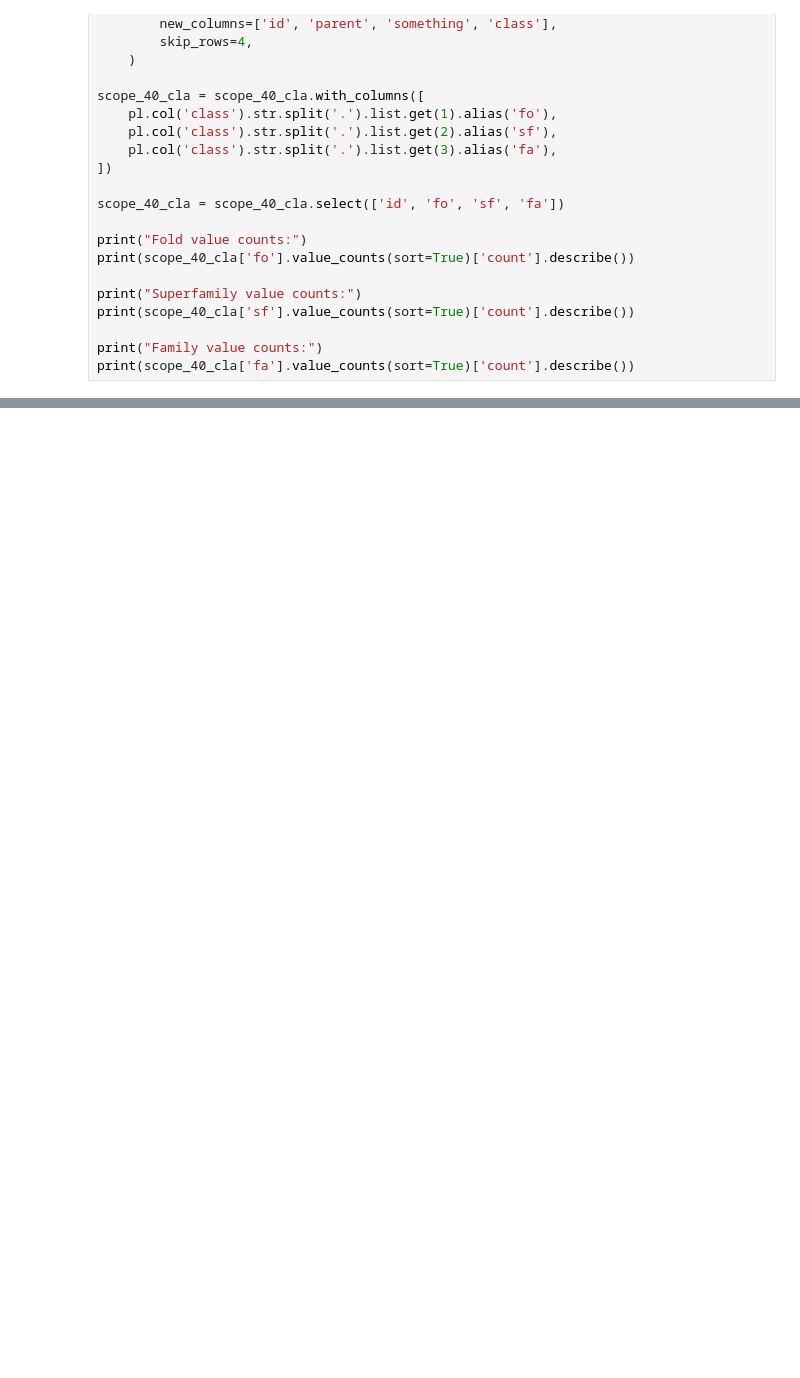
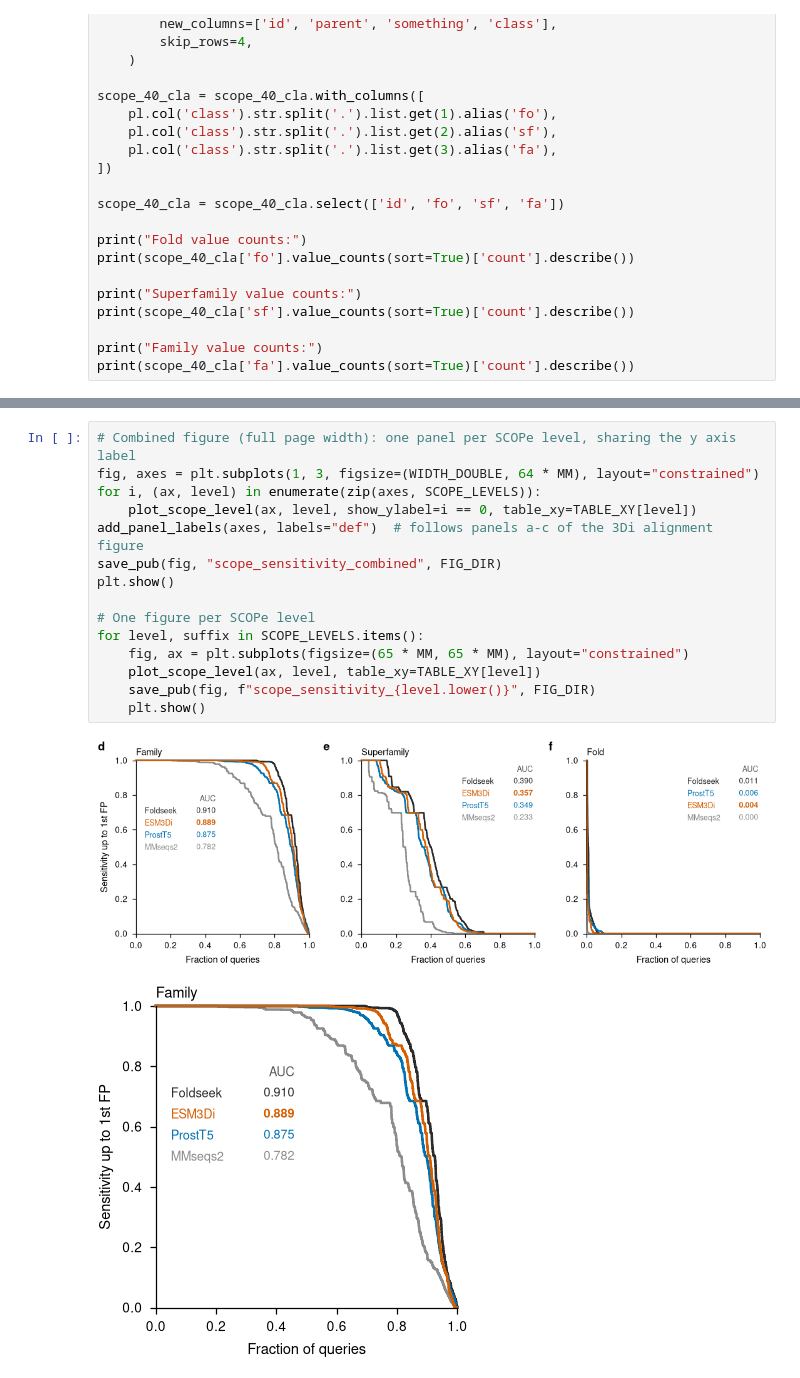
Before and after one commit to DessimozLab/ESM3di, a Jupyter notebook: brief_communication/benchmarks/quality/scope_family_new.ipynb, the cells around one changed output, grey strips where cells are left out. Cells and saved outputs as stored; diff of their text form; blank space fills up the shorter version.

```diff
--- a/brief_communication/benchmarks/quality/scope_family_new.ipynb
+++ b/brief_communication/benchmarks/quality/scope_family_new.ipynb
@@ -659,0 +671,18 @@ plt.show()
+# %%
+# Combined figure (full page width): one panel per SCOPe level, sharing the y axis label
+fig, axes = plt.subplots(1, 3, figsize=(WIDTH_DOUBLE, 64 * MM), layout="constrained")
+for i, (ax, level) in enumerate(zip(axes, SCOPE_LEVELS)):
+    plot_scope_level(ax, level, show_ylabel=i == 0, table_xy=TABLE_XY[level])
+add_panel_labels(axes, labels="def")  # follows panels a-c of the 3Di alignment figure
+save_pub(fig, "scope_sensitivity_combined", FIG_DIR)
+plt.show()
+
+# One figure per SCOPe level
+for level, suffix in SCOPE_LEVELS.items():
+    fig, ax = plt.subplots(figsize=(65 * MM, 65 * MM), layout="constrained")
+    plot_scope_level(ax, level, table_xy=TABLE_XY[level])
+    save_pub(fig, f"scope_sensitivity_{level.lower()}", FIG_DIR)
+    plt.show()
+# %% [output]
+[figure, added]
+[figure, added]
```
Also changed, not shown: parts of 3 cells of this notebook, 27 other files.
